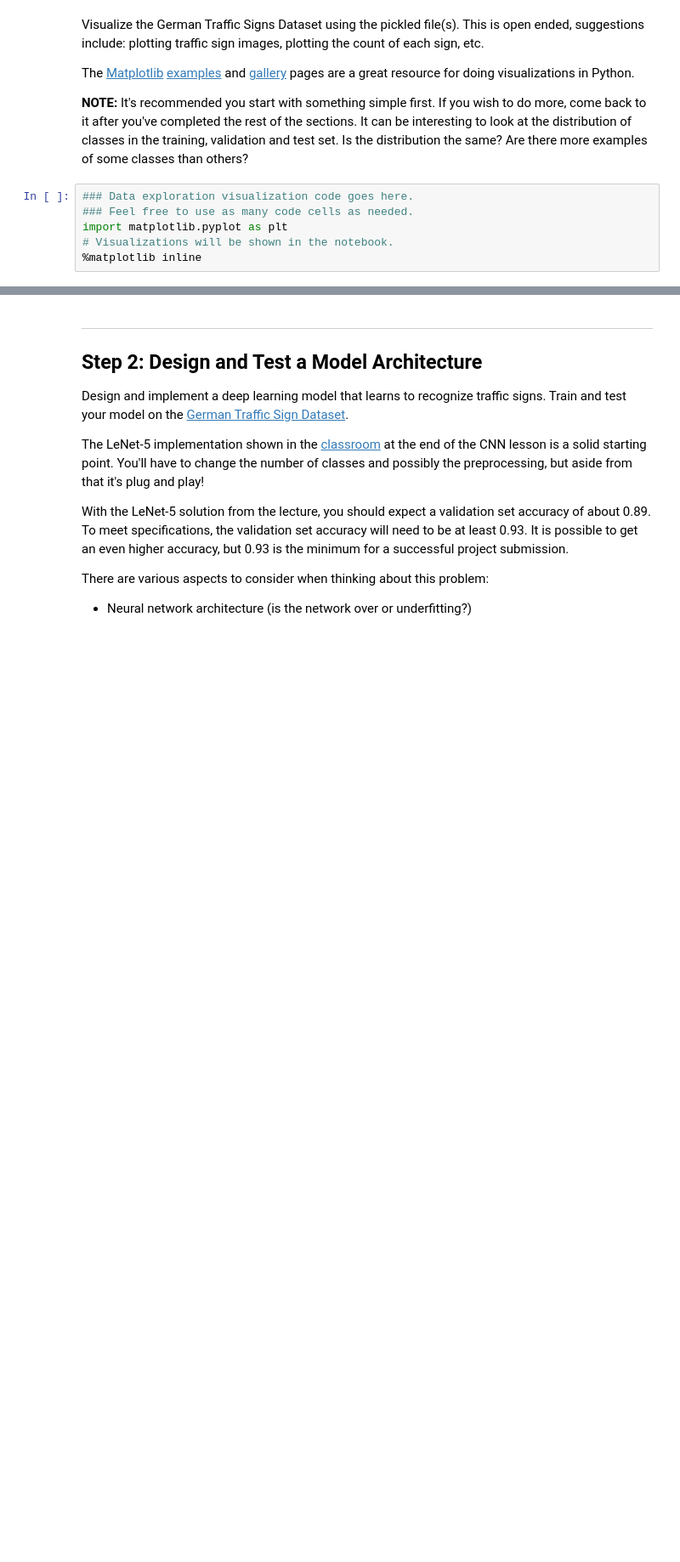
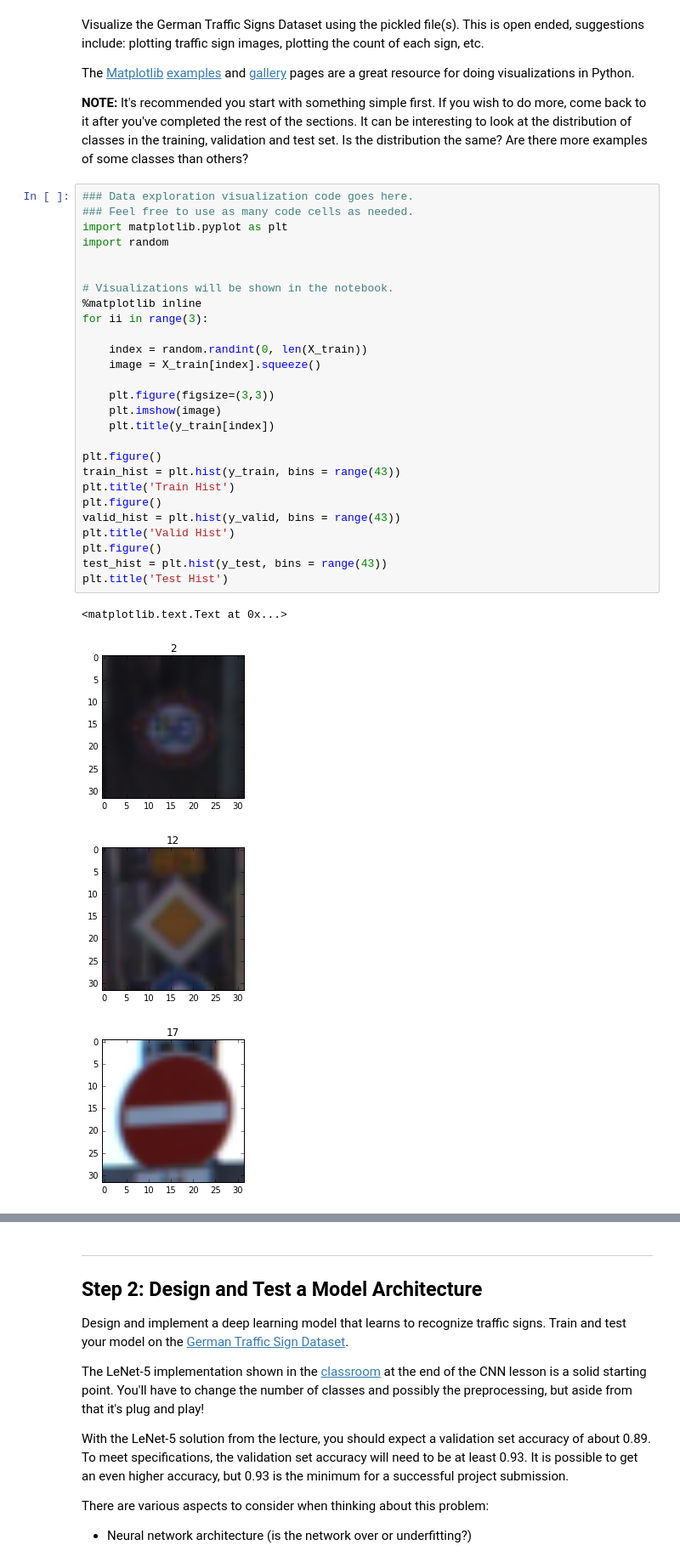
Before and after one commit to yulongl/p2_TrafficSignClassifier, a Jupyter notebook: Traffic_Sign_Classifier.ipynb, the cells around one changed output, grey strips where cells are left out. Shown: that part at 85% size. Drawn from its saved outputs; the diff is of its cells as text; blank space fills up the shorter version.

```diff
--- a/Traffic_Sign_Classifier.ipynb
+++ b/Traffic_Sign_Classifier.ipynb
@@ -103,6 +104,32 @@ The [Matplotlib](http://matplotlib.org/) [examples](http://matplotlib.org/exampl
 # %%
 ### Data exploration visualization code goes here.
 ### Feel free to use as many code cells as needed.
 import matplotlib.pyplot as plt
+import random
+
+
 # Visualizations will be shown in the notebook.
 %matplotlib inline
+for ii in range(3):
+
+    index = random.randint(0, len(X_train))
+    image = X_train[index].squeeze()
+
+    plt.figure(figsize=(3,3))
+    plt.imshow(image)
+    plt.title(y_train[index])
+
+plt.figure()
+train_hist = plt.hist(y_train, bins = range(43))
+plt.title('Train Hist')
+plt.figure()
+valid_hist = plt.hist(y_valid, bins = range(43))
+plt.title('Valid Hist')
+plt.figure()
+test_hist = plt.hist(y_test, bins = range(43))
+plt.title('Test Hist')
+# %% [output]
+<matplotlib.text.Text at 0x...>
+[figure, added]
+[figure, added]
+[figure, added]
```
Also changed, not shown: parts of 9 cells of this notebook.
